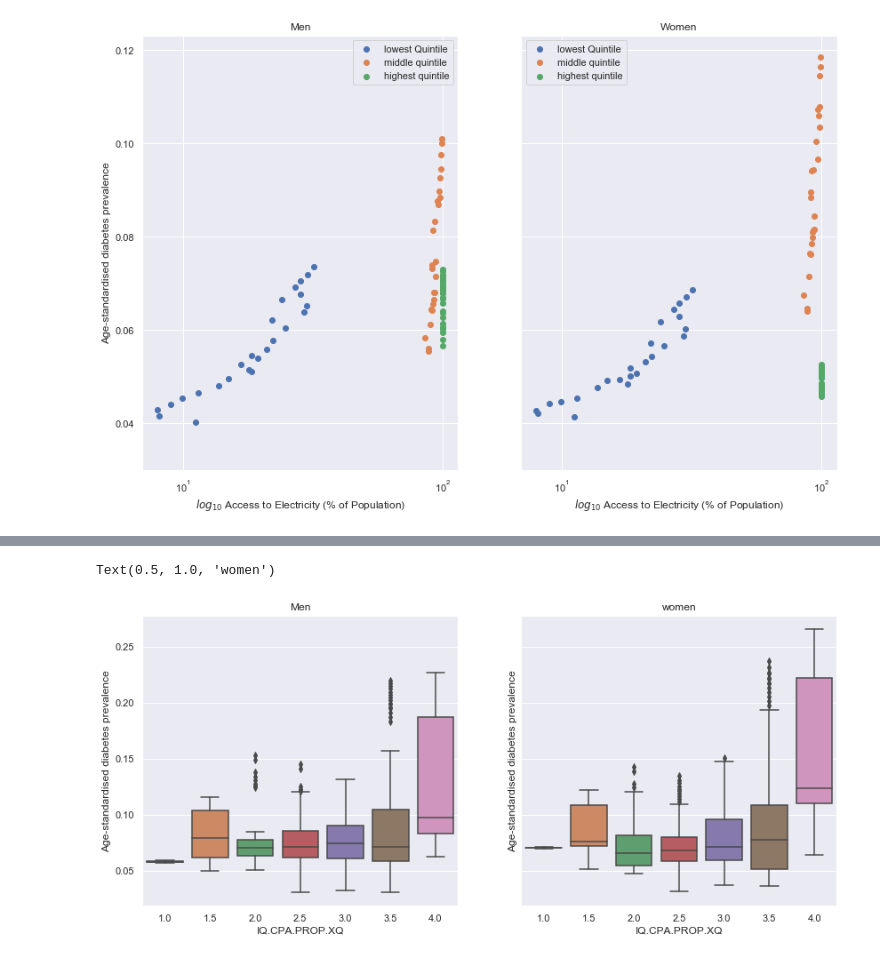
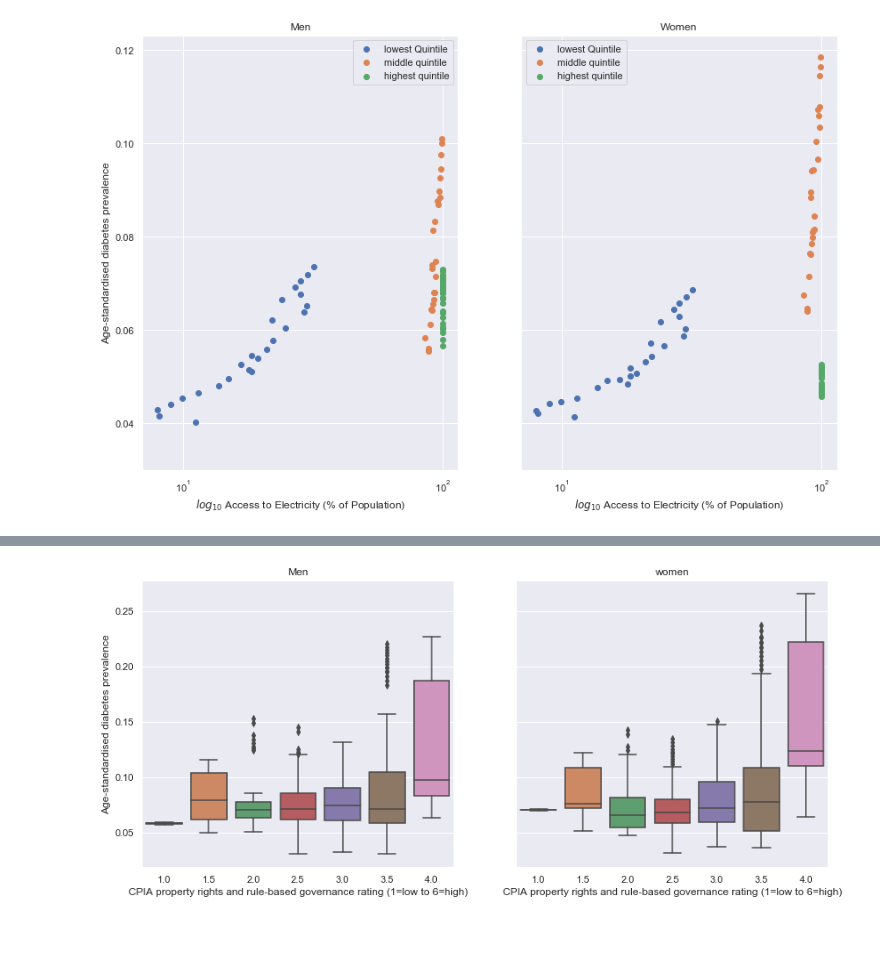
Before and after one commit to amateola7/Project-1-group4, a Jupyter notebook: ProjectOne_GroupFour_DataAnalysis.ipynb, the cells around one changed output, grey strips where cells are left out. Drawn from its saved outputs; the diff is of its cells as text; code cells hidden in the pictures; blank space fills up the shorter version.

```diff
--- a/ProjectOne_GroupFour_DataAnalysis.ipynb
+++ b/ProjectOne_GroupFour_DataAnalysis.ipynb
@@ -265,9 +331,12 @@ Text(0.5, 1.0, 'Women')
 # %%
 fig, (axes4a,axes4b) = plt.subplots(1,2,figsize=(14,6),sharey=True)
 m=sns.boxplot(ax=axes4a,x="IQ.CPA.PROP.XQ", y="Age-standardised diabetes prevalence", data=no_nan_men)
 m.set_title("Men")
+m.set_xlabel(f"{titles['IQ.CPA.PROP.XQ']}")
+
 w=sns.boxplot(ax=axes4b,x="IQ.CPA.PROP.XQ", y="Age-standardised diabetes prevalence", data=no_nan_women);
-w.set_title("women")
+w.set_ylabel('')
+w.set_xlabel(f"{titles['IQ.CPA.PROP.XQ']}")
+w.set_title("women");
 # %% [output]
-Text(0.5, 1.0, 'women')
-[figure, old version]
+[figure, new version]
```
Also changed, not shown: parts of 15 cells of this notebook.
